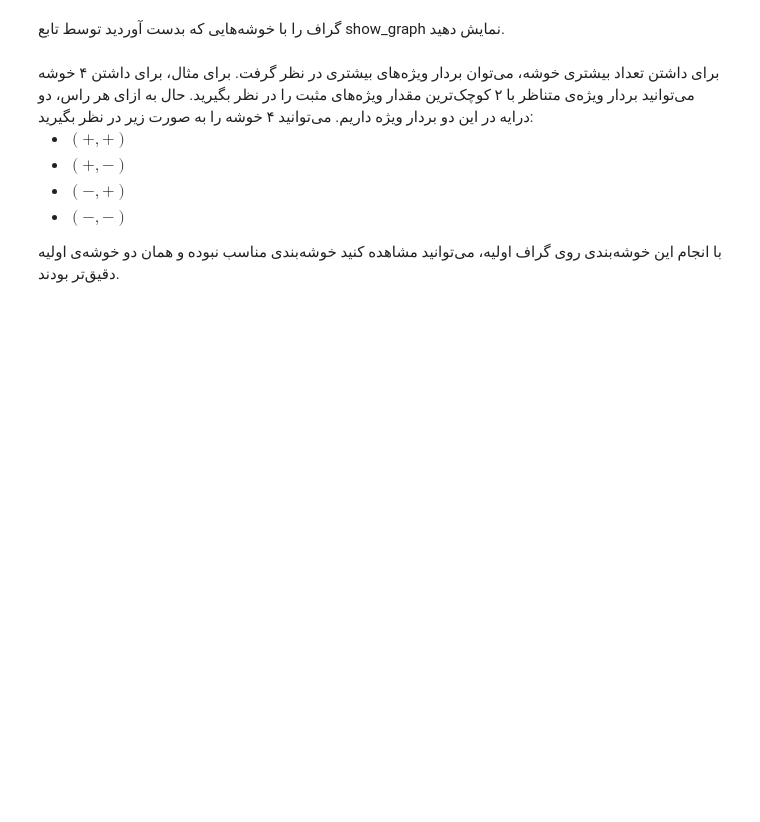
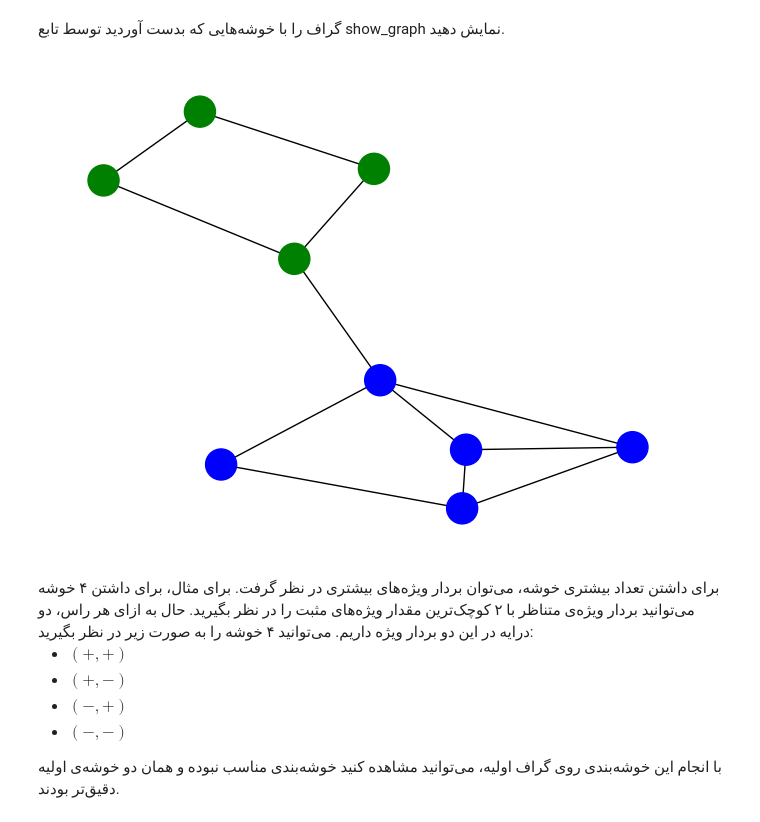
Before and after one commit to ErfanMasoudiBA/GenAI-Vision-Bootcamp, a Jupyter notebook: 03_mathematics_in_data_science_and_ai/ریاضیات در علوم داده و هوش مصنوعی (1)/پروژه/q1-clustering/Clustering.ipynb, the cells around one changed output. Drawn from its saved outputs; the diff is of its cells as text; code cells hidden in the pictures; blank space fills up the shorter version.

Commit message:
feat: complete the manual clustering task in mathematics project + k-means clustering

```diff
--- a/03_mathematics_in_data_science_and_ai/ریاضیات در علوم داده و هوش مصنوعی (1)/پروژه/q1-clustering/Clustering.ipynb
+++ b/03_mathematics_in_data_science_and_ai/ریاضیات در علوم داده و هوش مصنوعی (1)/پروژه/q1-clustering/Clustering.ipynb
@@ -181,7 +181,10 @@ E-vector [[-0.333 -0.456 -0.     0.     0.661 -0.366  0.     0.327 -0.061]
     با بررسی خروجی می‌توانید تبدیل شدن گراف اولیه به دو خوشه‌ی گفته شده در ابتدای پروژه را مشاهده کنید.
 </div>
 # %%
-print(eigenVectors[:,1])
+fiedler_vector = eigenVectors[:, 1]
+print(fiedler_vector)
+
+labels_2_clusters = [1 if x > 0 else 2 for x in fiedler_vector]
 # %% [output]
 [-0.456 -0.392 -0.218 -0.392  0.19   0.309  0.341  0.309  0.309]
 # %% [markdown]
@@ -189,7 +192,9 @@ print(eigenVectors[:,1])
     گراف را با خوشه‌هایی که بدست آوردید توسط تابع show_graph نمایش دهید.
 </div>
 # %%
-# Your code
+show_graph(adj, labels_2_clusters)
+# %% [output]
+[figure, added]
 # %% [markdown]
 <div dir="rtl">
     برای داشتن تعداد بیشتری خوشه، می‌توان بردار ویژه‌های بیشتری در نظر گرفت.
```
Also changed, not shown: parts of 18 cells of this notebook.
